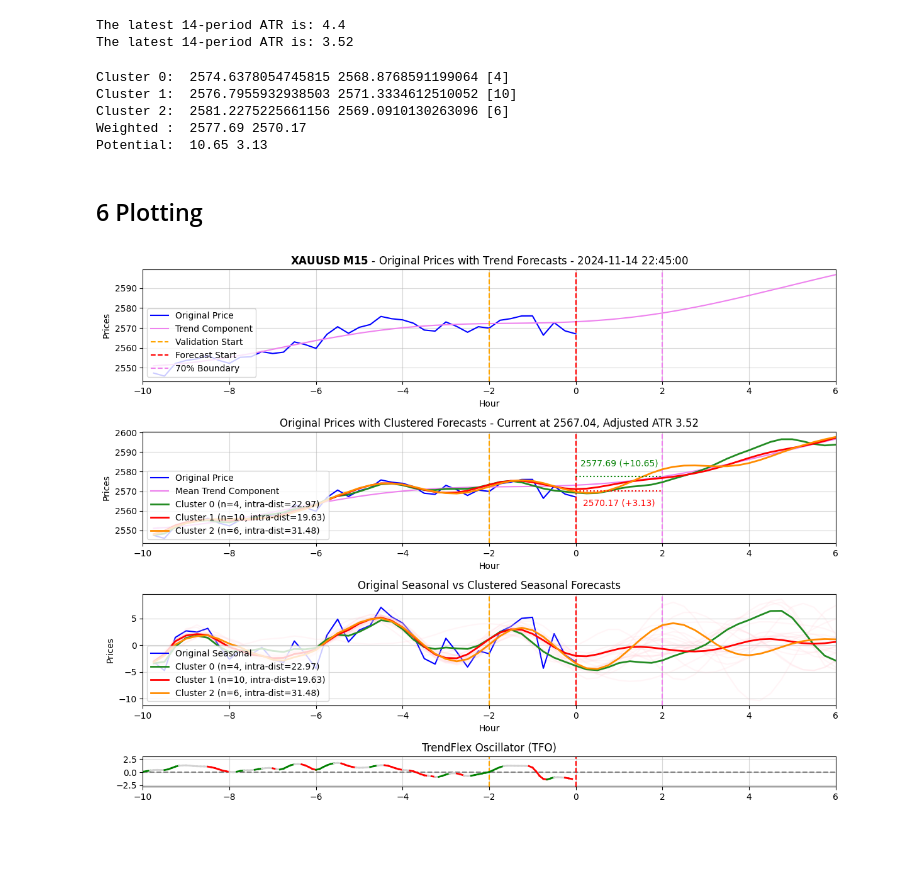
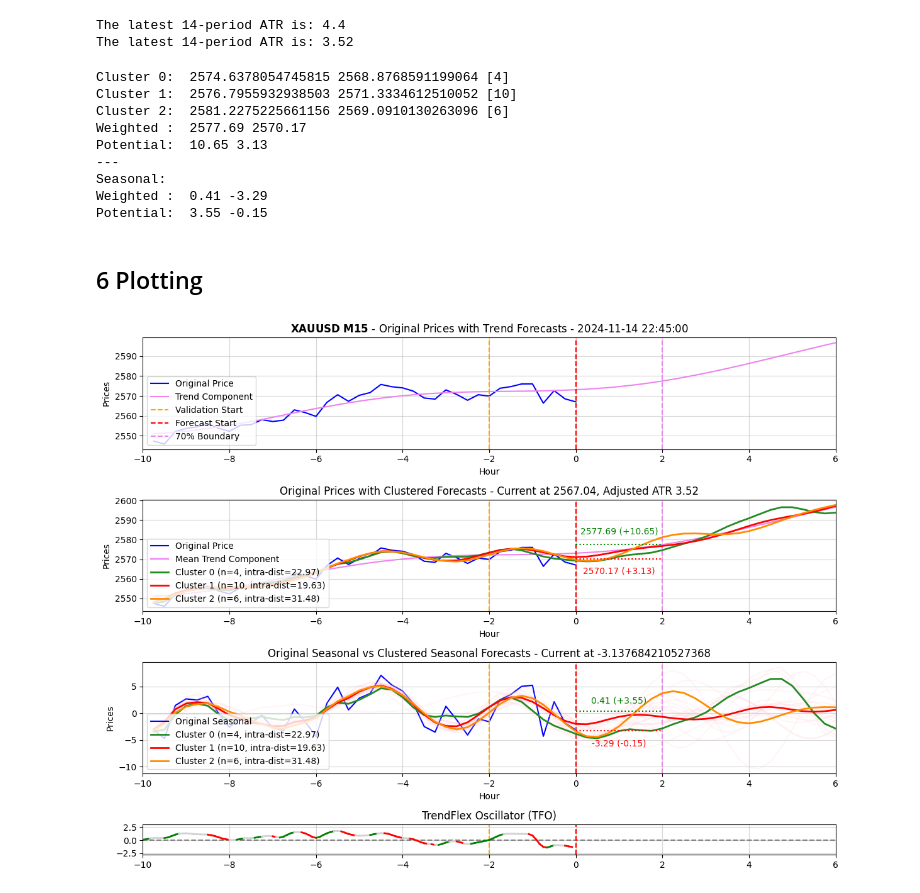
Before and after one commit to harrycslau/forex-data-fft, a Jupyter notebook: ensemble3_prod_any.ipynb, the cells around one changed output. Drawn from its saved outputs; the diff is of its cells as text; code cells hidden in the pictures; blank space fills up the shorter version.

Commit message:
Added seasonal potential upper/lower range

```diff
--- a/ensemble3_prod_any.ipynb
+++ b/ensemble3_prod_any.ipynb
@@ -710,11 +713,16 @@ The latest 14-period ATR is: 3.52
 # %%
 tsprice_max = 0
 tsprice_min = 0
+tsseasonal_max = 0
+tsseasonal_min = 0
 sum_clusters = 0
 for label, data in cluster_means.items():
     tsprice_slice = np.array(t0_forecast_mean+data)[-forecast_elements:-forecast_elements+s0_validation_elements_list[0]]
+    tsseasonal_slice = np.array(data)[-forecast_elements:-forecast_elements+s0_validation_elements_list[0]]
     tsprice_max += tsprice_slice.max() * len(cluster_members[label])
     tsprice_min += tsprice_slice.min() * len(cluster_members[label])
+    tsseasonal_max += tsseasonal_slice.max() * len(cluster_members[label])
+    tsseasonal_min += tsseasonal_slice.min() * len(cluster_members[label])
     sum_clusters += len(cluster_members[label])
     print(f'Cluster {label}: ', tsprice_slice.max(), tsprice_slice.min(), f'[{len(cluster_members[label])}]')
 tsprice_max = round(tsprice_max / sum_clusters, target_precision)
@@ -723,12 +731,24 @@ tsprice_potupper = round(tsprice_max - tsprice_current, target_precision)
 tsprice_potlower = round(tsprice_min - tsprice_current, target_precision)
 print('Weighted : ', tsprice_max, tsprice_min)
 print('Potential: ', tsprice_potupper, tsprice_potlower)
+print('---')
+print('Seasonal:')
+tsseasonal_max = round(tsseasonal_max / sum_clusters, target_precision)
+tsseasonal_min = round(tsseasonal_min / sum_clusters, target_precision)
+tsseasonal_potupper = round(tsseasonal_max - tsseasonal_current, target_precision)
+tsseasonal_potlower = round(tsseasonal_min - tsseasonal_current, target_precision)
+print('Weighted : ', tsseasonal_max, tsseasonal_min)
+print('Potential: ', tsseasonal_potupper, tsseasonal_potlower)
 # %% [output]
 Cluster 0:  2574.6378054745815 2568.8768591199064 [4]
 Cluster 1:  2576.7955932938503 2571.3334612510052 [10]
 Cluster 2:  2581.2275225661156 2569.0910130263096 [6]
 Weighted :  2577.69 2570.17
 Potential:  10.65 3.13
+---
+Seasonal:
+Weighted :  0.41 -3.29
+Potential:  3.55 -0.15
 # %% [markdown]
 ## 6 Plotting
 # %%
@@ -837,6 +857,7 @@ x_ticks = np.arange(x_min - (x_min % grid_spacing), x_max + grid_spacing, grid_s
 plt.xticks(x_ticks)
 plt.grid(True, alpha=0.5)
 
+
 # Plot 3: Original Seasonal vs Clustered Seasonal Forecasts
 plt.subplot(7, 1, (5,6))
 plt.plot(original_slice_idx_list*time_factor, yvalues_seasonal_slice, label="Original Seasonal", color='blue')
@@ -853,8 +874,17 @@ for label, indices in cluster_members.items():
         linewidth=2,
         label=f'Cluster {label} (n={len(indices)}, intra-dist={intra_cluster_distances[label]:.2f})'
     )
+# Additional information for trading strategy
+transform = plt.gca().transData.inverted()
+pixel_offset = transform.transform((0, 20)) - transform.transform((0, 0))
+y_offset = pixel_offset[1]
+plt.hlines(y=tsseasonal_max, xmin=0, xmax=2, color='green', linestyle=':')
+plt.text(1, tsseasonal_max + y_offset, f'{tsseasonal_max} ({tsseasonal_potupper:+})', color='green', ha='center')
+plt.hlines(y=tsseasonal_min, xmin=0, xmax=2, color='red', linestyle=':')
+plt.text(1, tsseasonal_min - y_offset*2, f'{tsseasonal_min} ({tsseasonal_potlower:+})', color='red', ha='center')
+
 plt.legend(loc = "lower left")
-plt.title(f"Original Seasonal vs Clustered Seasonal Forecasts")
+plt.title(f"Original Seasonal vs Clustered Seasonal Forecasts - Current at {tsseasonal_current}")
 plt.xlabel(time_unit[target_timeframe])
 plt.ylabel("Prices")
 # Set x-axis limits
@@ -864,31 +894,32 @@ plt.xlim(x_min, x_max)
 x_ticks = np.arange(x_min - (x_min % grid_spacing), x_max + grid_spacing, grid_spacing)
 plt.xticks(x_ticks)
 plt.grid(True, alpha=0.5)
+
 
 # Plot 4: TFO
 tfo_slope = tfo_values.diff()
 plt.subplot(7, 1, 7)
 plt.axhline(0, color='grey', linestyle='--')
 plt.axvline(x=-seasonal_validation_elements*time_factor, color='orange', linestyle='--')
 plt.axvline(x=0, color='red', linestyle='--')
 for i in range(1, len(tfo_values)):
     tfoidx = [(i-len(tfo_values)-1)*time_factor_tfo, (i-len(tfo_values))*time_factor_tfo]
     if tfo_slope.iloc[i] >= 0.1:
         plt.plot(tfoidx, [tfo_values.iloc[i-1], tfo_values.iloc[i]], color='green', linewidth=2)
     elif tfo_slope.iloc[i] <= -0.1:
         plt.plot(tfoidx, [tfo_values.iloc[i-1], tfo_values.iloc[i]], color='red', linewidth=2)
     else:
         plt.plot(tfoidx, [tfo_values.iloc[i-1], tfo_values.iloc[i]], color='lightgrey', linewidth=2)
 plt.title('TrendFlex Oscillator (TFO)')
 # Set x-axis limits
 x_min = -math.ceil(visualization_elements_original*time_factor)
 x_max = math.ceil(visualization_elements_forecast*time_factor)
 plt.xlim(x_min, x_max)
 x_ticks = np.arange(x_min - (x_min % grid_spacing), x_max + grid_spacing, grid_spacing)
 plt.xticks(x_ticks)
 plt.grid(True, alpha=0.5)
 
 plt.tight_layout()
 plt.show()
 # %% [output]
-[figure, old version]
+[figure, new version]
```
Also changed, not shown: parts of 1 cell of this notebook.
